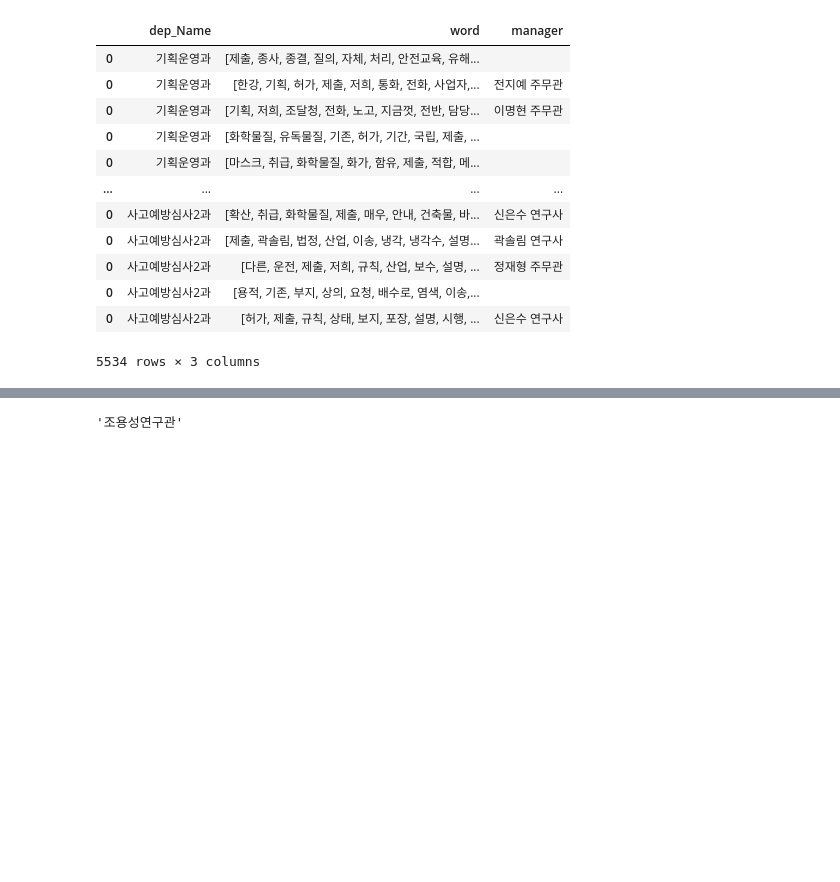
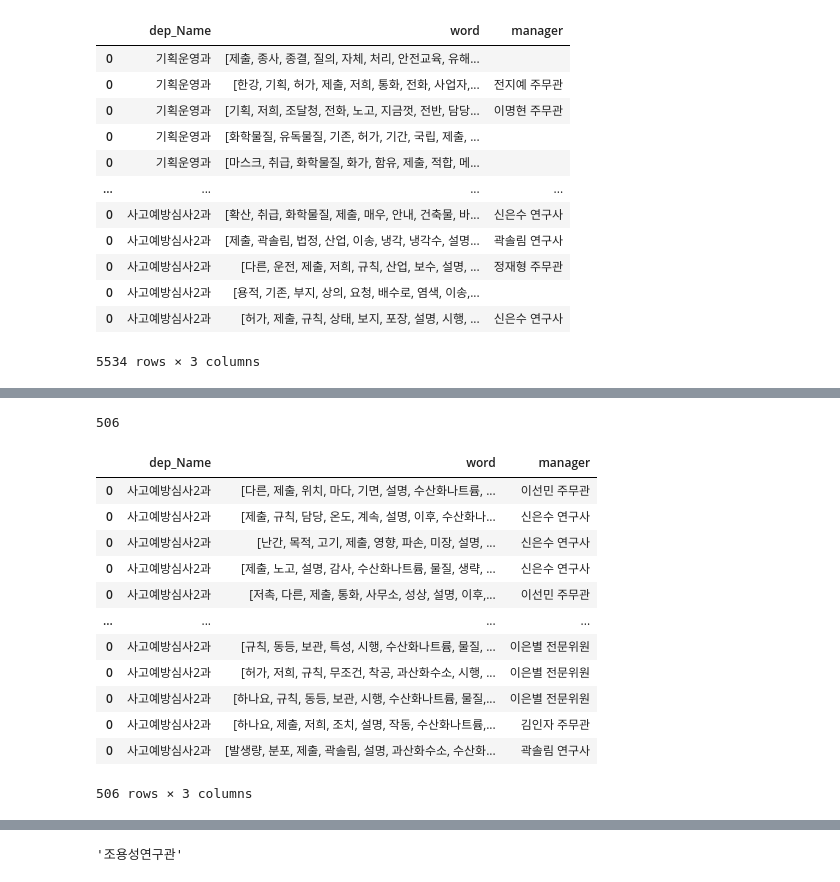
Before and after one commit to rlawns0327/Natural_Language_Analysis_KOR, a Jupyter notebook: 수산화나트륨 관련 내용 분석.ipynb, the cells around one changed output, grey strips where cells are left out. Saved outputs shown, nothing was run; the diff lists cells and outputs as text; code cells hidden in the pictures; blank space fills up the shorter version.

Commit message:
수산화나트륨 등장 글 추출

```diff
--- a/수산화나트륨 관련 내용 분석.ipynb
+++ b/수산화나트륨 관련 내용 분석.ipynb
@@ -142,0 +177,34 @@ df1
+# %%
+ser = pd.Series()
+# Waring은 객체가 없는 상태이므로, 관련해서 데이터 타입을 명시해주라는 뜻
+# 상관없움
+count=0
+for i in df['word']:
+    if '수산화나트륨' in i :
+        temp = pd.Series({0:True})
+        count+=1
+    else :
+        temp = pd.Series({0:False})
+
+    ser = pd.concat([ser,temp], axis = 0)
+
+print(count)
+# %% [output]
+506
+# %%
+dff = df.loc[ser]
+dff
+# %% [output]
+|  | dep_Name | word | manager |
+| 0 | 사고예방심사2과 | [다른, 제출, 위치, 마다, 기면, 설명, 수산화나트륨, ... | 이선민 주무관 |
+| 0 | 사고예방심사2과 | [제출, 규칙, 담당, 온도, 계속, 설명, 이후, 수산화나... | 신은수 연구사 |
+| 0 | 사고예방심사2과 | [난간, 목적, 고기, 제출, 영향, 파손, 미장, 설명, ... | 신은수 연구사 |
+| 0 | 사고예방심사2과 | [제출, 노고, 설명, 감사, 수산화나트륨, 물질, 생략, ... | 신은수 연구사 |
+| 0 | 사고예방심사2과 | [저촉, 다른, 제출, 통화, 사무소, 성상, 설명, 이후,... | 이선민 주무관 |
+| ... | ... | ... | ... |
+| 0 | 사고예방심사2과 | [규칙, 동등, 보관, 특성, 시행, 수산화나트륨, 물질, ... | 이은별 전문위원 |
+| 0 | 사고예방심사2과 | [허가, 저희, 규칙, 무조건, 착공, 과산화수소, 시행, ... | 이은별 전문위원 |
+| 0 | 사고예방심사2과 | [하나요, 규칙, 동등, 보관, 시행, 수산화나트륨, 물질,... | 이은별 전문위원 |
+| 0 | 사고예방심사2과 | [하나요, 제출, 저희, 조치, 설명, 작동, 수산화나트륨,... | 김인자 주무관 |
+| 0 | 사고예방심사2과 | [발생량, 분포, 제출, 곽솔림, 설명, 과산화수소, 수산화... | 곽솔림 연구사 |
+506 rows × 3 columns
```
Also changed, not shown: parts of 3 cells of this notebook, 1 other file.
